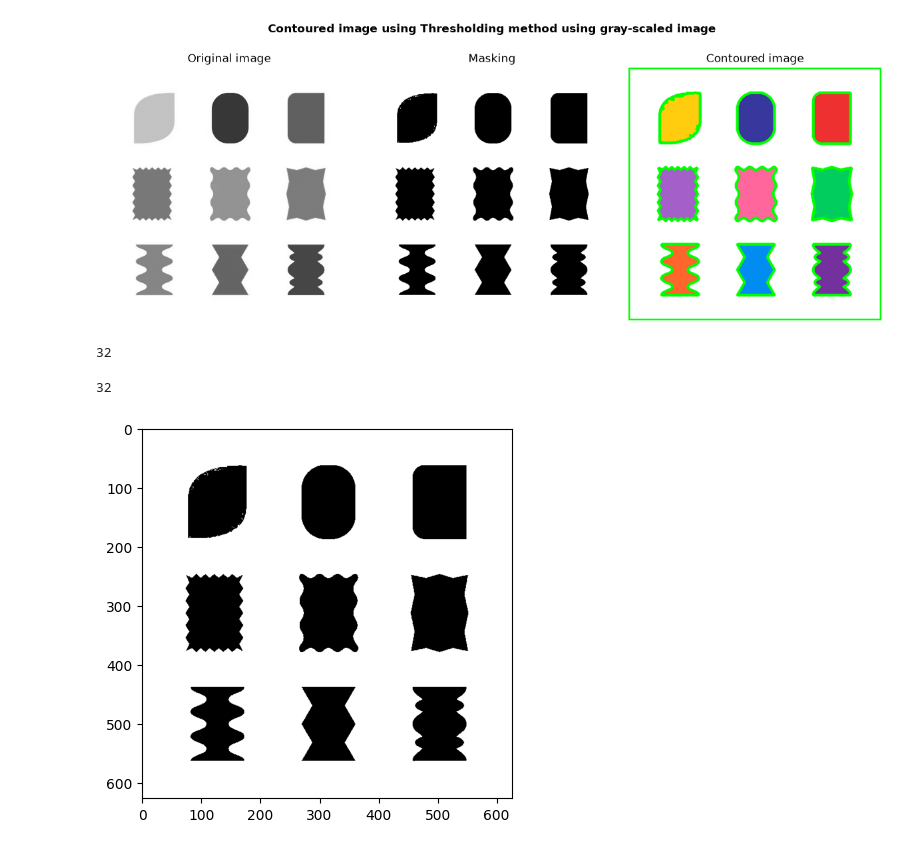
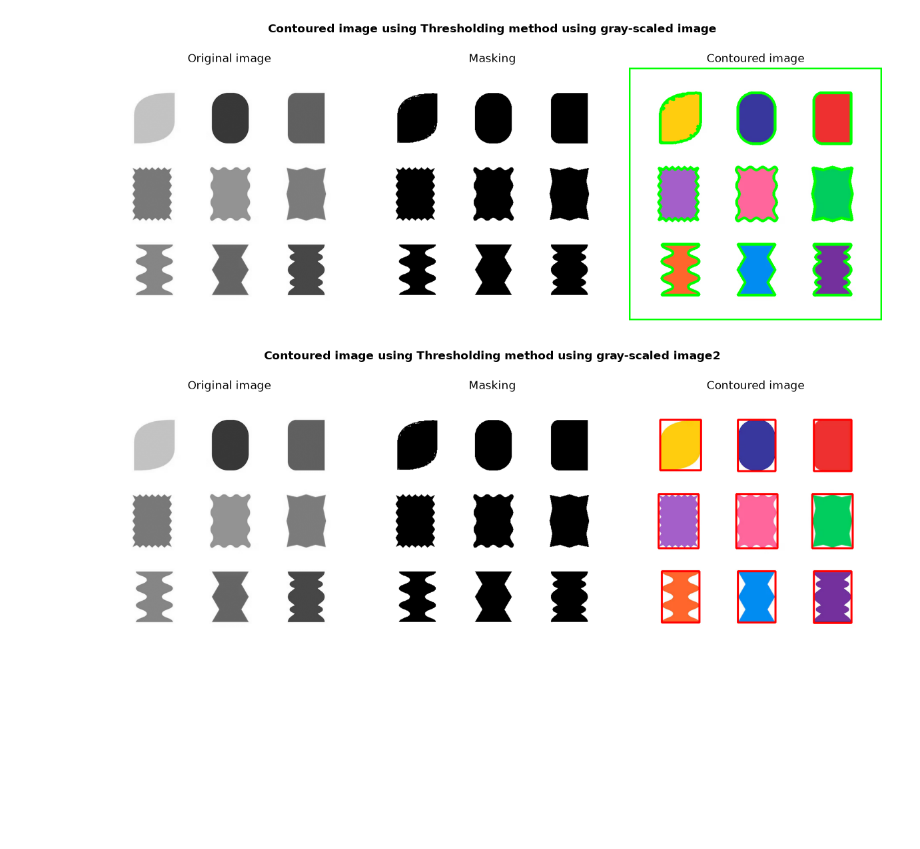
Before and after one commit to htetaunglynn94/Computer-Vision-with-CNN-TensorFlow-and-PyTorch, a Jupyter notebook: 05-OpenCV/16-contour.ipynb, the cells around one changed output. Drawn from its saved outputs; the diff is of its cells as text; code cells hidden in the pictures; blank space fills up the shorter version.

Commit message:
updated contour and image segmentation note book

```diff
--- a/05-OpenCV/16-contour.ipynb
+++ b/05-OpenCV/16-contour.ipynb
@@ -142,51 +143,29 @@ view_images(bounding_mask, contour_img, "Contoured image using Thresholding meth
 # %%
 lower = np.array([200], dtype=np.uint8)
 upper = np.array([255], dtype=np.uint8)
 
 bounding_mask = cv2.inRange(src=img_gray, lowerb=lower, upperb=upper)
 
 # Function to detect contours (boundaries of objects) in a binary image.
 contours, herarchy = cv2.findContours(image=bounding_mask,
                                       mode=cv2.RETR_LIST, # retrieves all contours without organizing them into a parent-child hierarchy.
                                       method=cv2.CHAIN_APPROX_SIMPLE) # compress contours by storing only essential points
 
 contour_img = img.copy()
-cv2.drawContours(image=contour_img,
-                 contours=contours,
-                 contourIdx=-1, # draw all contours
-                 color=(0,255,0),
-                 thickness=6)
+# cv2.drawContours(image=contour_img,
+#                  contours=contours,
+#                  contourIdx=-1, # draw all contours
+#                  color=(0,255,0),
+#                  thickness=6)
 
 sorted_contours = sorted(contours, key=cv2.contourArea, reverse=True)
 
-print(len(sorted_contours))
+contours = sorted_contours[1:10]
 
-contours = sorted_contours[1:5]
+for contour in contours:
+    x, y, w, h = cv2.boundingRect(contour)
+    cv2.rectangle(img=contour_img, pt1=(x,y), pt2=(x+w, y+h), color=(0,0,255), thickness=3)
 
-# view_images(bounding_mask, contour_img, "Contoured image using Thresholding method using gray-scaled image", img_gray)
+view_images(bounding_mask, contour_img, "Contoured image using Thresholding method using gray-scaled image2", img_gray)
 # %% [output]
-32
+[figure, added]
-# %%
-import numpy as np
-
-lower_bound = np.array([200], dtype=np.uint8)
-upper_bound = np.array([255], dtype=np.uint8)
-
-image_rgb = cv2.cvtColor(image, cv2.COLOR_BGR2RGB)
-image_hsv = cv2.cvtColor(image, cv2.COLOR_BGR2HSV)
-image_grey = cv2.cvtColor(image, cv2.COLOR_BGR2GRAY)
-
-mask = cv2.inRange(image_grey, lower_bound, upper_bound)
-
-plt.imshow(mask, cmap='grey')
-
-contours, hierarchy = cv2.findContours(mask, cv2.RETR_LIST, cv2.CHAIN_APPROX_SIMPLE)
-
-sorted_contours = sorted(contours, key=cv2.contourArea,reverse=True)
-
-print(len(sorted_contours))
-
-contours = sorted_contours[1:10]
-# %% [output]
-32
-[figure, removed]
```
Also changed, not shown: parts of 2 cells of this notebook, 5 other files.
